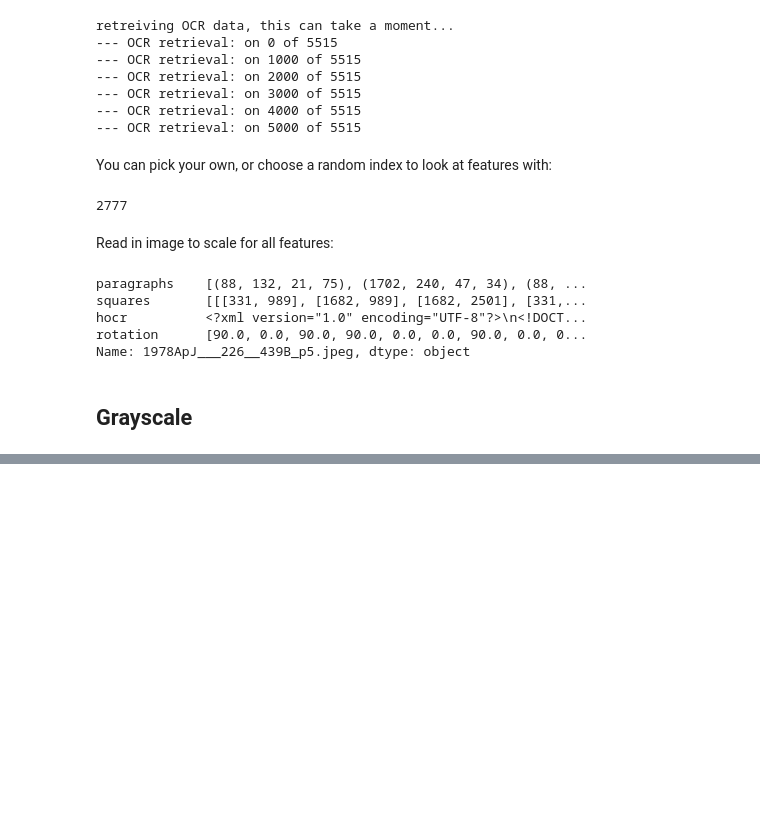
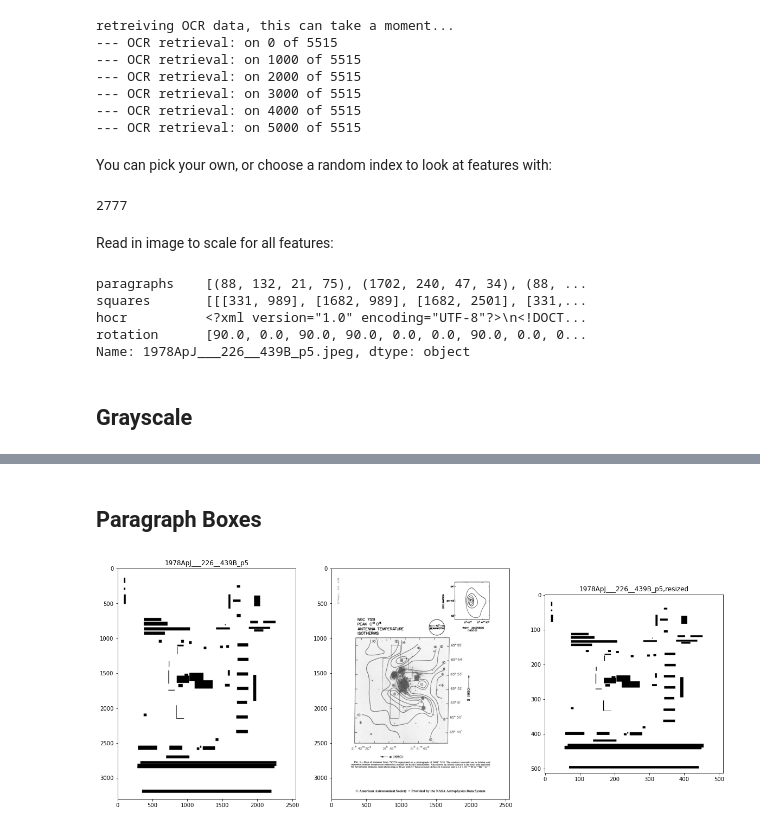
Before and after one commit to ReadingTimeMachine/figure_and_caption_extraction, a Jupyter notebook: explore_features.ipynb, the cells around one changed output, grey strips where cells are left out. Drawn from its saved outputs; the diff is of its cells as text; code cells hidden in the pictures; blank space fills up the shorter version.

```diff
--- a/explore_features.ipynb
+++ b/explore_features.ipynb
@@ -258,0 +334,26 @@ plt.show()
+# %% [markdown]
+## Paragraph Boxes
+# %%
+imgOrig = img.copy()
+imgOrig[:,:] = 255
+for b,a,l in bbox_par:
+    imgOrig[b[1]:b[3], b[0]:b[2]] = 0
+imgout = cv.resize(np.array(imgOrig).astype(np.uint8),
+                                 img_resize,fx=0, fy=0,
+                                 interpolation = cv.INTER_NEAREST)
+
+## plot
+fig,ax=plt.subplots(1,3,figsize=(20,18))
+
+ax[0].imshow(imgOrig, cmap='gray')
+ax[0].set_title(fname)
+
+ax[1].imshow(img,cmap='gray')
+
+# for YOLO size
+ax[2].imshow(imgout,cmap='gray')
+ax[2].set_title(fname+',resized')
+
+plt.show()
+# %% [output]
+[figure, added]
```
Also changed, not shown: parts of 27 cells of this notebook, 2 other files.
